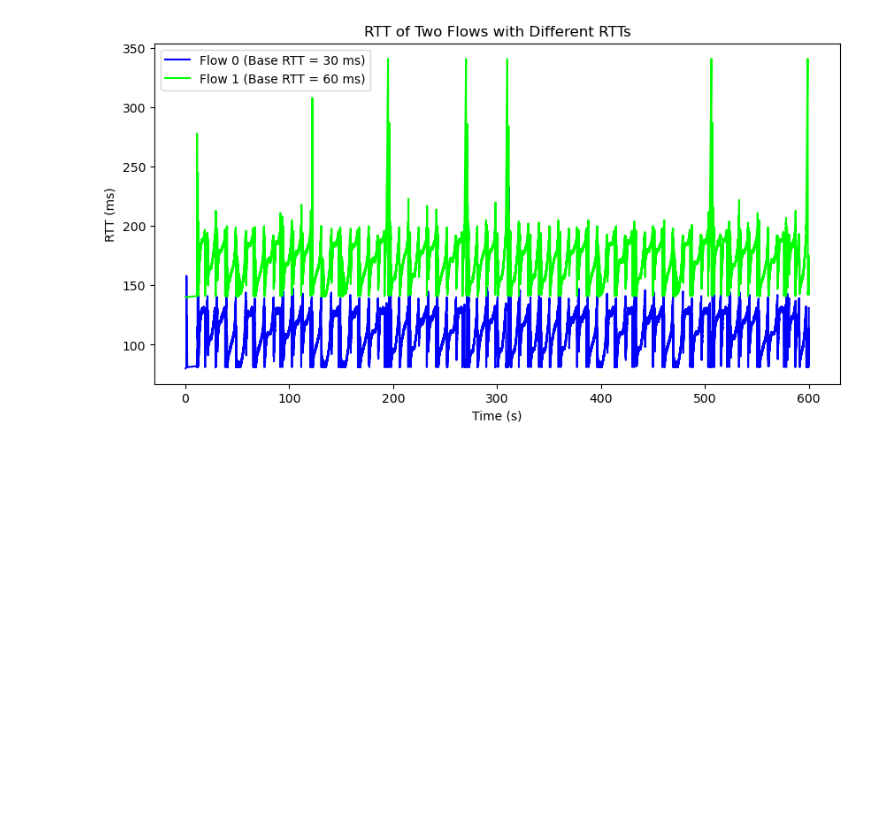
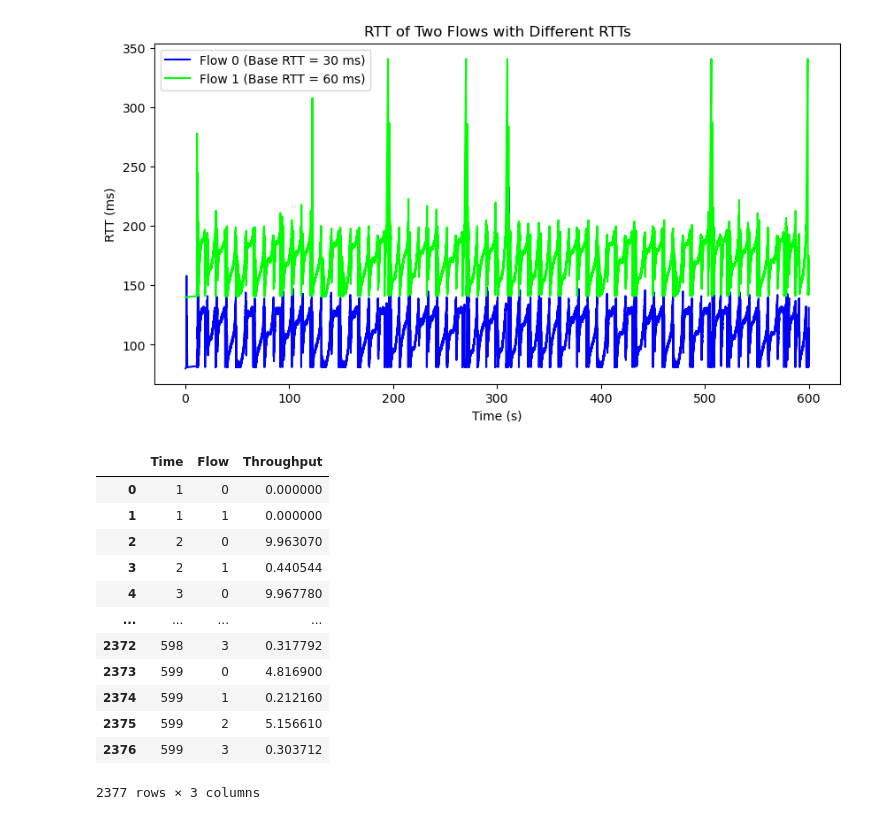
Before and after one commit to ayush36gaurav/TCP_Davis_NS3, a Jupyter notebook: ns3 Analysis/analysis.ipynb, the cells around one changed output. Cells and saved outputs as stored; diff of their text form; code cells hidden in the pictures; blank space fills up the shorter version.

```diff
--- a/ns3 Analysis/analysis.ipynb
+++ b/ns3 Analysis/analysis.ipynb
@@ -82,0 +80,16 @@ total_throughput.to_csv("total_throughput.csv", index=True)
+# %%
+throughput_data
+# %% [output]
+|  | Time | Flow | Throughput |
+| 0 | 1 | 0 | 0.000000 |
+| 1 | 1 | 1 | 0.000000 |
+| 2 | 2 | 0 | 9.963070 |
+| 3 | 2 | 1 | 0.440544 |
+| 4 | 3 | 0 | 9.967780 |
+| ... | ... | ... | ... |
+| 2372 | 598 | 3 | 0.317792 |
+| 2373 | 599 | 0 | 4.816900 |
+| 2374 | 599 | 1 | 0.212160 |
+| 2375 | 599 | 2 | 5.156610 |
+| 2376 | 599 | 3 | 0.303712 |
+2377 rows × 3 columns
```
Also changed, not shown: parts of 6 cells of this notebook, 5 other files.
